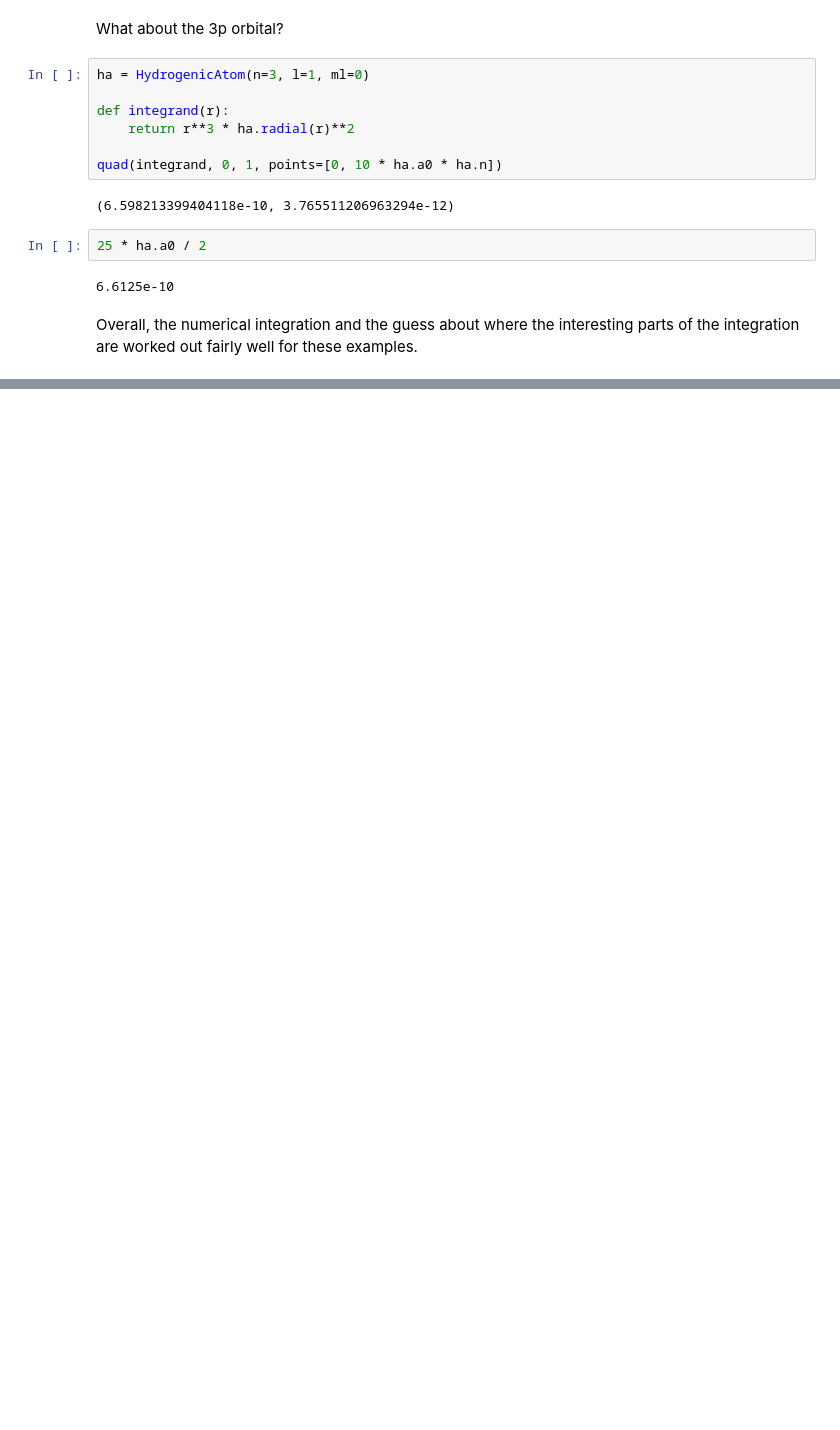
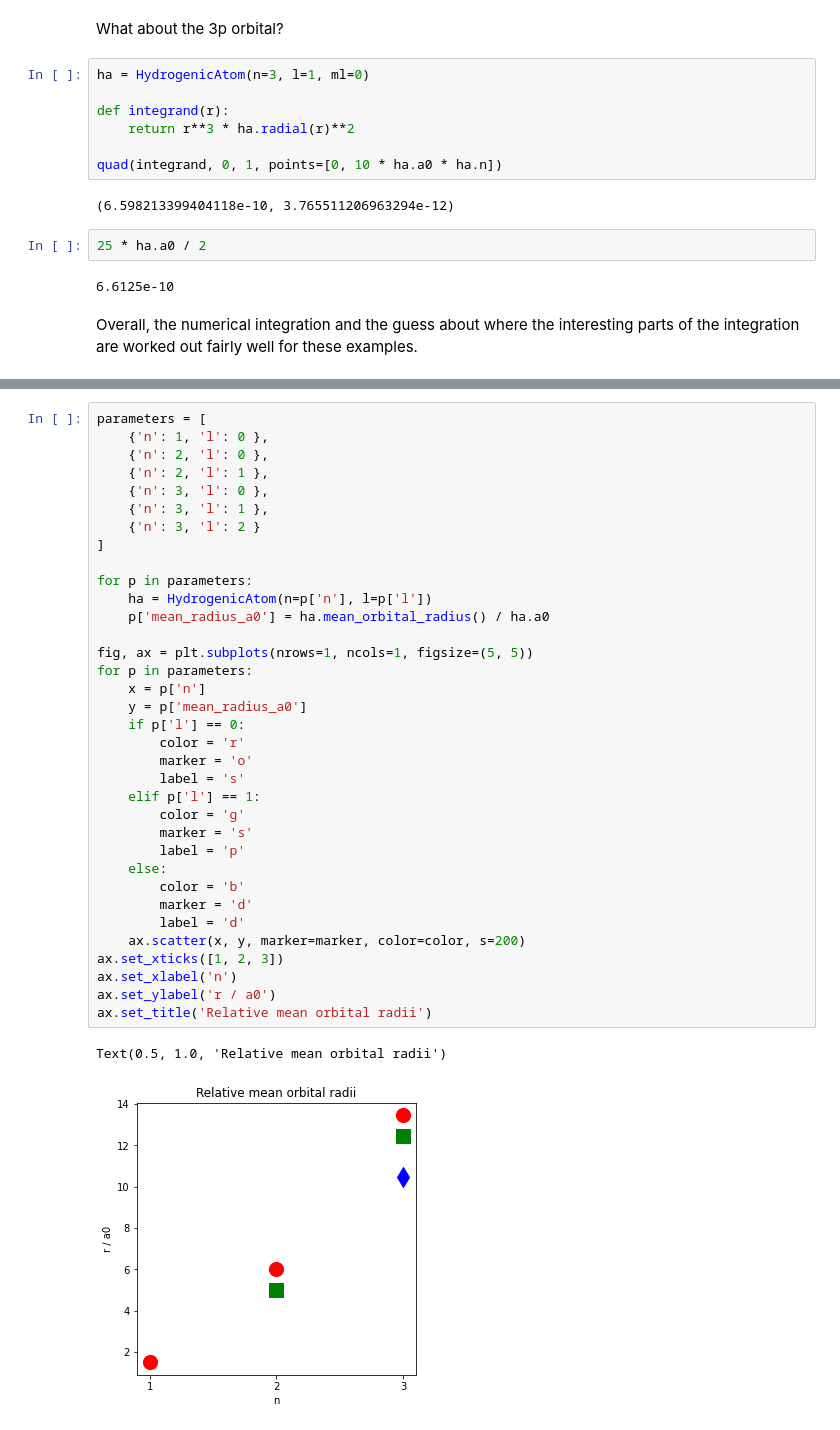
Before and after one commit to akey7/basic-quantum-models, a Jupyter notebook: notebooks/hydrogenic_atom.ipynb, the cells around one changed output, grey strips where cells are left out. Saved outputs shown, nothing was run; the diff lists cells and outputs as text; blank space fills up the shorter version.

```diff
--- a/notebooks/hydrogenic_atom.ipynb
+++ b/notebooks/hydrogenic_atom.ipynb
@@ -392,0 +419,38 @@ Overall, the numerical integration and the guess about where the interesting par
+# %%
+parameters = [
+    {'n': 1, 'l': 0 },
+    {'n': 2, 'l': 0 },
+    {'n': 2, 'l': 1 },
+    {'n': 3, 'l': 0 },
+    {'n': 3, 'l': 1 },
+    {'n': 3, 'l': 2 }
+]
+
+for p in parameters:
+    ha = HydrogenicAtom(n=p['n'], l=p['l'])
+    p['mean_radius_a0'] = ha.mean_orbital_radius() / ha.a0
+
+fig, ax = plt.subplots(nrows=1, ncols=1, figsize=(5, 5))
+for p in parameters:
+    x = p['n']
+    y = p['mean_radius_a0']
+    if p['l'] == 0:
+        color = 'r'
+        marker = 'o'
+        label = 's'
+    elif p['l'] == 1:
+        color = 'g'
+        marker = 's'
+        label = 'p'
+    else:
+        color = 'b'
+        marker = 'd'
+        label = 'd'
+    ax.scatter(x, y, marker=marker, color=color, s=200)
+ax.set_xticks([1, 2, 3])
+ax.set_xlabel('n')
+ax.set_ylabel('r / a0')
+ax.set_title('Relative mean orbital radii')
+# %% [output]
+Text(0.5, 1.0, 'Relative mean orbital radii')
+[figure, added]
```
Also changed, not shown: parts of 6 cells of this notebook.
